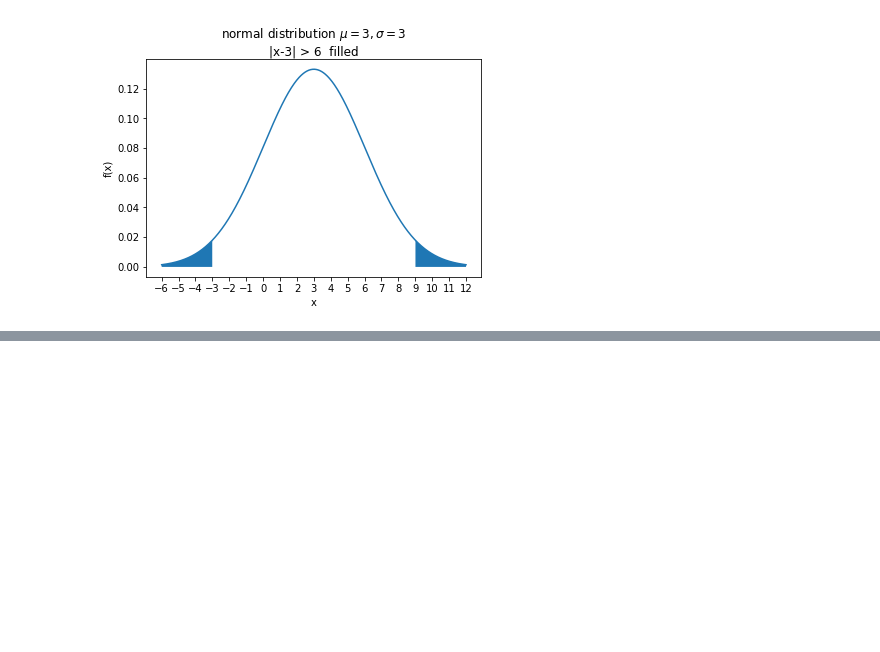
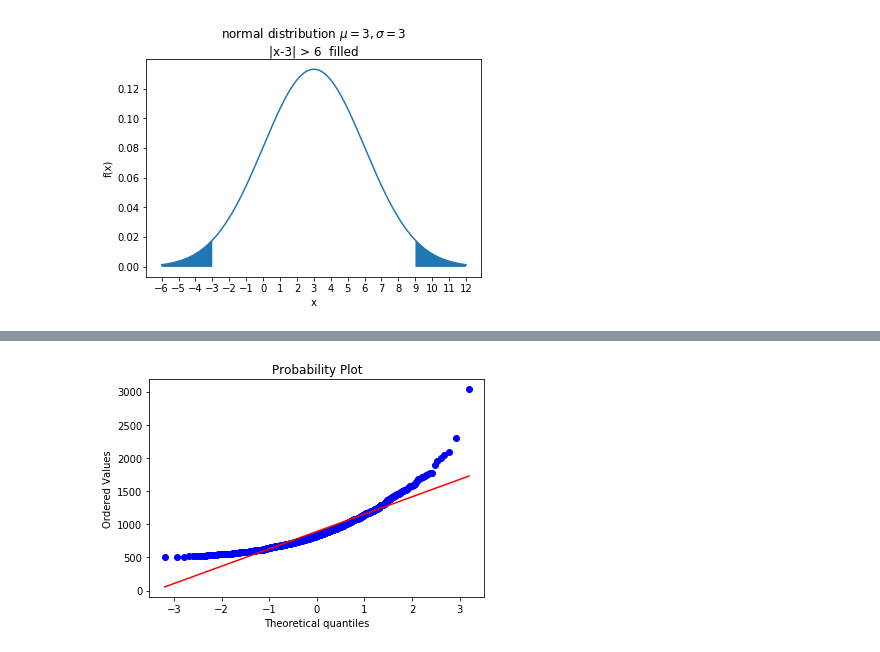
Before and after one commit to caioau/caioau-personal, a Jupyter notebook: website/slides/ELD_Stats.ipynb, the cells around one changed output, grey strips where cells are left out. Cells and saved outputs as stored; diff of their text form; code cells hidden in the pictures; blank space fills up the shorter version.

```diff
--- a/website/slides/ELD_Stats.ipynb
+++ b/website/slides/ELD_Stats.ipynb
@@ -81,0 +91,7 @@ dtype: float64
+# %%
+wrong_dist_data = stats.chi2.rvs(4,500,100,int(1e3), random_state=7)
+# %%
+res_wrong = stats.probplot(wrong_dist_data, plot=plt)
+plt.savefig("qqplot2.png")
+# %% [output]
+[figure, added]
```
Also changed, not shown: parts of 7 cells of this notebook, 8 other files.
